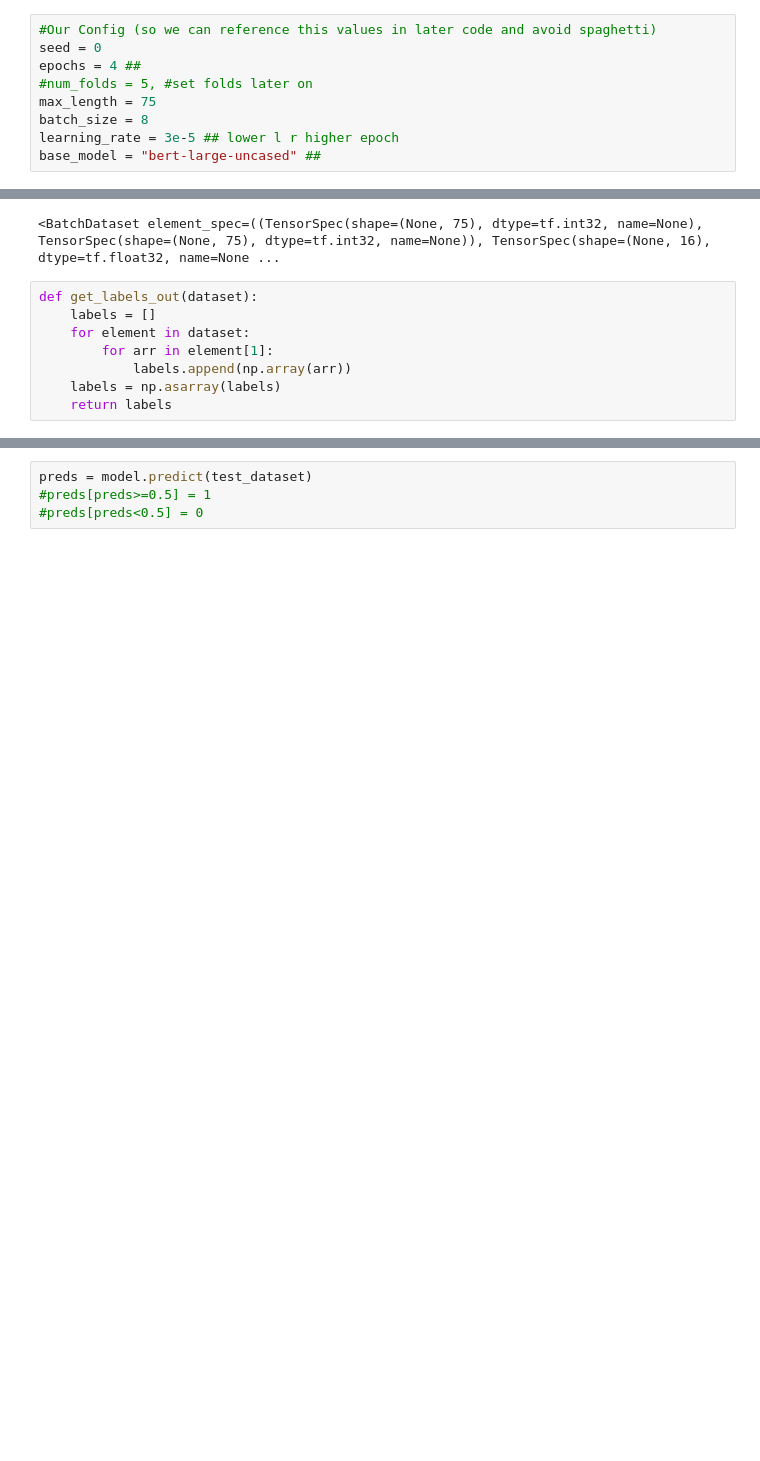
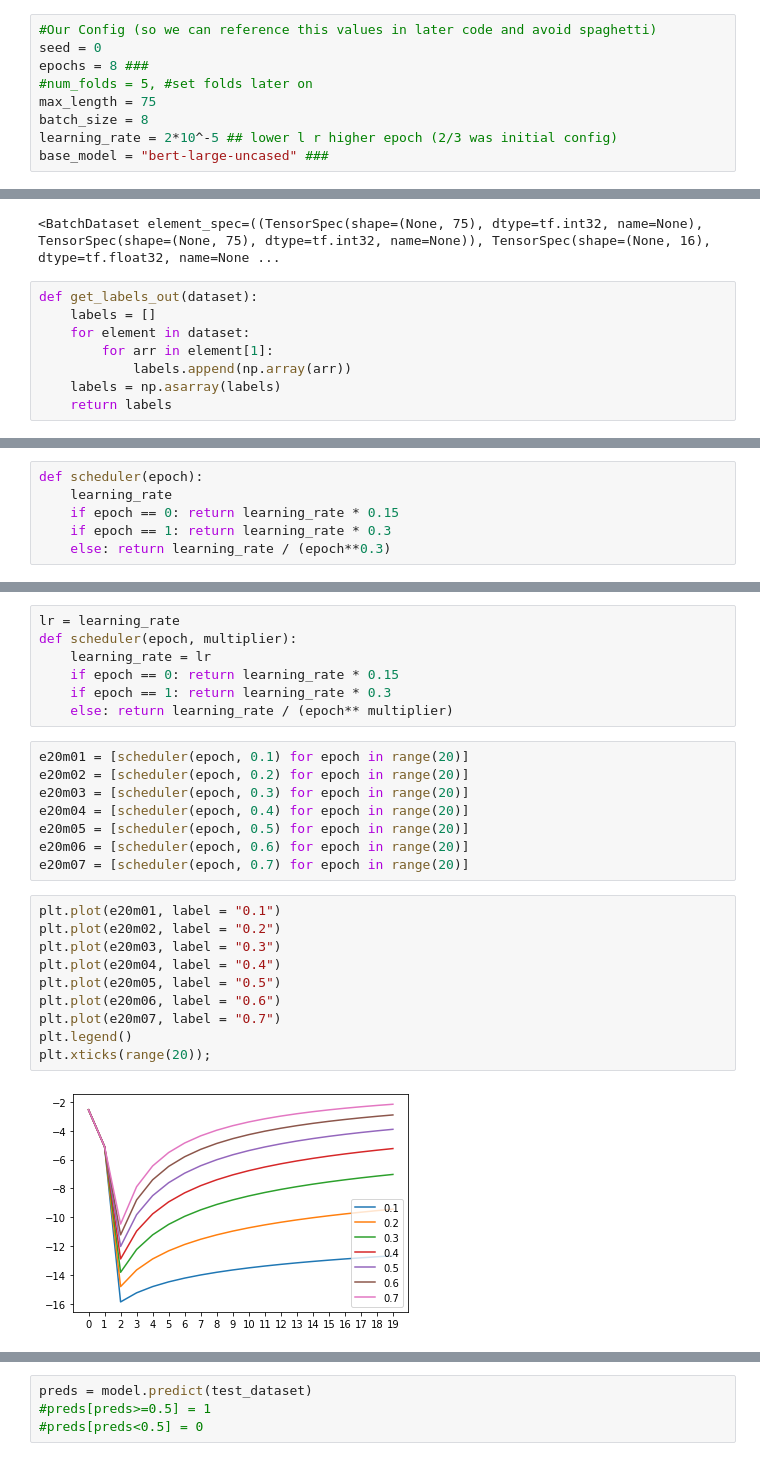
Before and after one commit to Rogerx98/twsm-group-project, a Jupyter notebook: SentenceBERT_keras.ipynb, the cells around one changed output, grey strips where cells are left out. Drawn from its saved outputs; the diff is of its cells as text; blank space fills up the shorter version.

```diff
--- a/SentenceBERT_keras.ipynb
+++ b/SentenceBERT_keras.ipynb
@@ -295,12 +300,12 @@ https://keras.io/examples/nlp/multi_label_classification/
 # %%
 #Our Config (so we can reference this values in later code and avoid spaghetti)
 seed = 0
-epochs = 4 ##
+epochs = 8 ###
 #num_folds = 5, #set folds later on
 max_length = 75
 batch_size = 8
-learning_rate = 3e-5 ## lower l r higher epoch
-base_model = "bert-large-uncased" ##
+learning_rate = 2*10^-5 ## lower l r higher epoch (2/3 was initial config)
+base_model = "bert-large-uncased" ###
 # %%
 #Prepare tokenizer
 tokenizer = AutoTokenizer.from_pretrained(base_model)
@@ -411 +485,7 @@ ResourceExhaustedError: ignored
+# %%
+def scheduler(epoch):
+    learning_rate
+    if epoch == 0: return learning_rate * 0.15
+    if epoch == 1: return learning_rate * 0.3
+    else: return learning_rate / (epoch**0.3)
 # %%
@@ -437,0 +537,27 @@ print(model.summary())
+# %%
+lr = learning_rate
+def scheduler(epoch, multiplier):
+    learning_rate = lr
+    if epoch == 0: return learning_rate * 0.15
+    if epoch == 1: return learning_rate * 0.3
+    else: return learning_rate / (epoch** multiplier)
+# %%
+e20m01 = [scheduler(epoch, 0.1) for epoch in range(20)]
+e20m02 = [scheduler(epoch, 0.2) for epoch in range(20)]
+e20m03 = [scheduler(epoch, 0.3) for epoch in range(20)]
+e20m04 = [scheduler(epoch, 0.4) for epoch in range(20)]
+e20m05 = [scheduler(epoch, 0.5) for epoch in range(20)]
+e20m06 = [scheduler(epoch, 0.6) for epoch in range(20)]
+e20m07 = [scheduler(epoch, 0.7) for epoch in range(20)]
+# %%
+plt.plot(e20m01, label = "0.1")
+plt.plot(e20m02, label = "0.2")
+plt.plot(e20m03, label = "0.3")
+plt.plot(e20m04, label = "0.4")
+plt.plot(e20m05, label = "0.5")
+plt.plot(e20m06, label = "0.6")
+plt.plot(e20m07, label = "0.7")
+plt.legend()
+plt.xticks(range(20));
+# %% [output]
+[figure, added]
```
Also changed, not shown: parts of 31 cells of this notebook.
